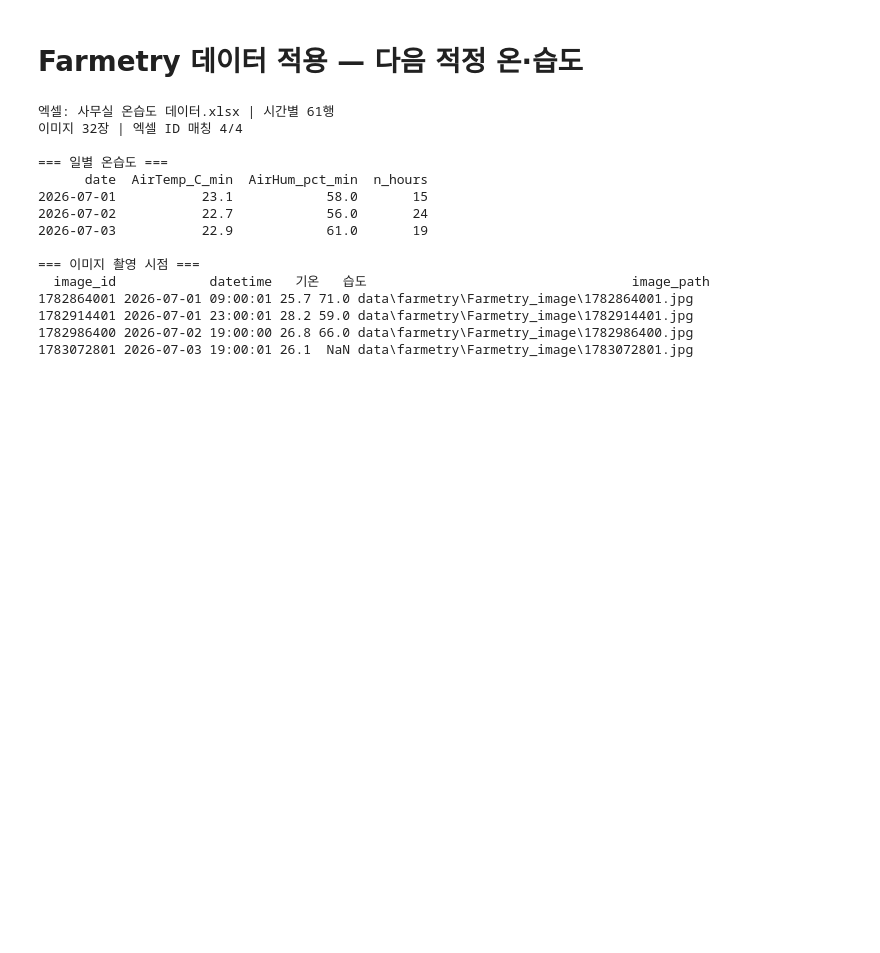
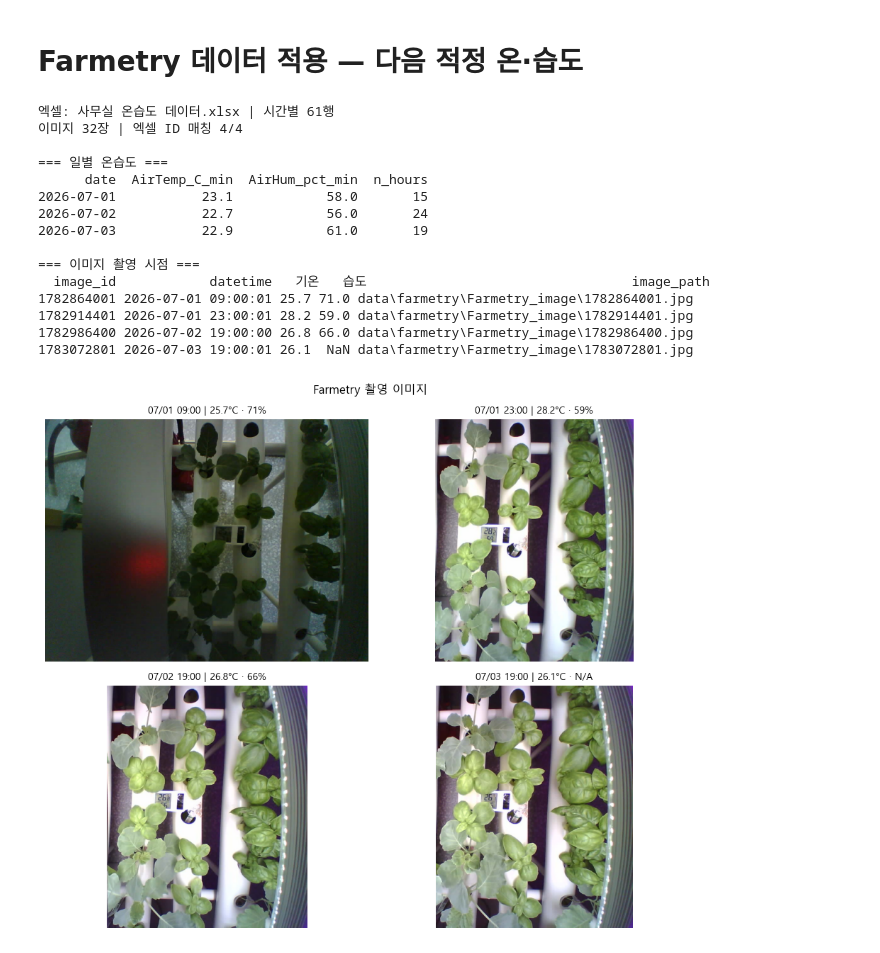
Before and after one commit to msyu787/Farmetry-VisionAI, a Jupyter notebook: notebooks/05_our_data.ipynb, the cells around one changed output. Cells and saved outputs as stored; diff of their text form; code cells hidden in the pictures; blank space fills up the shorter version.

```diff
--- a/notebooks/05_our_data.ipynb
+++ b/notebooks/05_our_data.ipynb
@@ -92,3 +92,22 @@ print(
 1782914401 2026-07-01 23:00:01 28.2 59.0 data\farmetry\Farmetry_image\1782914401.jpg
 1782986400 2026-07-02 19:00:00 26.8 66.0 data\farmetry\Farmetry_image\1782986400.jpg
 1783072801 2026-07-03 19:00:01 26.1  NaN data\farmetry\Farmetry_image\1783072801.jpg
+# %%
+# 엑셀 매칭 이미지 4장 시각화
+from PIL import Image
+
+fig, axes = plt.subplots(2, 2, figsize=(10, 8))
+for ax, (_, row) in zip(axes.ravel(), snapshots.sort_values("datetime").iterrows()):
+    ax.imshow(Image.open(FARMETRY / row["image_path"]).convert("RGB"))
+    hum = f"{row['humidity_pct']:.0f}%" if pd.notna(row["humidity_pct"]) else "N/A"
+    ax.set_title(
+        f"{row['datetime'].strftime('%m/%d %H:%M')} | {row['temp_c']:.1f}°C · {hum}",
+        fontsize=10,
+    )
+    ax.axis("off")
+
+plt.suptitle("Farmetry 촬영 이미지", fontsize=12)
+plt.tight_layout()
+plt.show()
+# %% [output]
+[figure, added]
```
Also changed, not shown: parts of 2 cells of this notebook.
